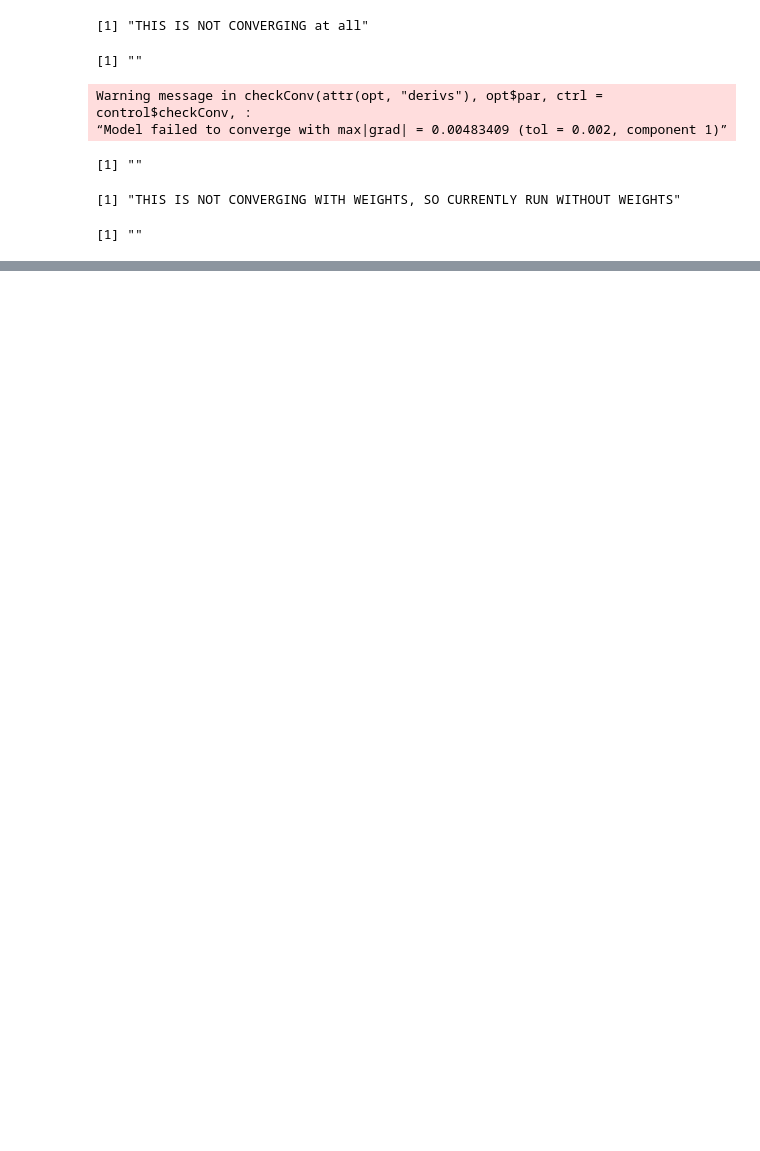
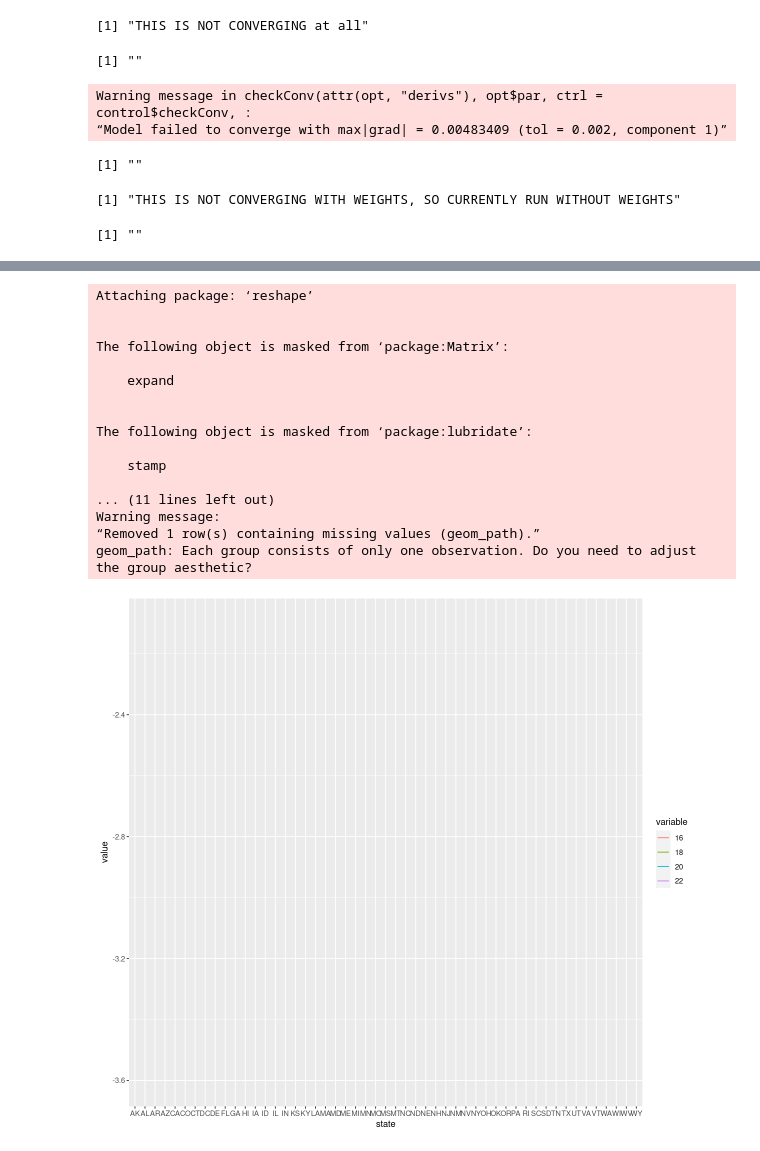
Before and after one commit to spacegoat1/data2020_project, a Jupyter notebook: 2_model_selection.ipynb, the cells around one changed output, grey strips where cells are left out. Cells and saved outputs as stored; diff of their text form; code cells hidden in the pictures; blank space fills up the shorter version.

```diff
--- a/2_model_selection.ipynb
+++ b/2_model_selection.ipynb
@@ -691,3 +709,26 @@ mod1_coef_df = coef(model1)["state"]$state
 mod2_coef_df = coef(model2)["state"]$state
 mod3_coef_df = coef(model3)["state"]$state
 mod4_coef_df = coef(model4)["state"]$state
+# %%
+# Creating dataframe of intercepts for each state
+
+b1_15_16 = mod1_coef_df[1]
+b1_15_16["state"] = row.names(b1_15_16)
+colnames(b1_15_16)[1] <- 16
+b2_17_18 = mod2_coef_df[1]
+b2_17_18["state"] = row.names(b2_17_18)
+colnames(b2_17_18)[1] <- 18
+b3_19_20 = mod3_coef_df[1]
+b3_19_20["state"] = row.names(b3_19_20)
+colnames(b3_19_20)[1] <- 20
+b3_21_22 = mod4_coef_df[1]
+b3_21_22["state"] = row.names(b3_21_22)
+colnames(b3_21_22)[1] <- 22
+
+
+state_intercepts = merge(b1_15_16, b2_17_18, by = "state", all = TRUE)
+state_intercepts = merge(state_intercepts, b3_19_20, by = "state", all = TRUE)
+state_intercepts = merge(state_intercepts, b3_21_22, by = "state", all = TRUE)
+
+# RI does not have any shootings in batch 3
+t(state_intercepts)
@@ -693,0 +742,24 @@ mod4_coef_df = coef(model4)["state"]$state
+# %%
+library(ggplot2)
+library(reshape)
+Molten <- melt(state_intercepts, id.vars = "state")
+ggplot(Molten, aes(x = state, y = value, colour = variable)) + geom_line()
+# %% [output]
+Attaching package: ‘reshape’
+
+
+The following object is masked from ‘package:Matrix’:
+
+    expand
+
+
+The following object is masked from ‘package:lubridate’:
+
+    stamp
+
+... (11 lines left out)
+Warning message:
+“Removed 1 row(s) containing missing values (geom_path).”
+geom_path: Each group consists of only one observation. Do you need to adjust
+the group aesthetic?
+[figure, added]
```
Also changed, not shown: parts of 4 cells of this notebook.
